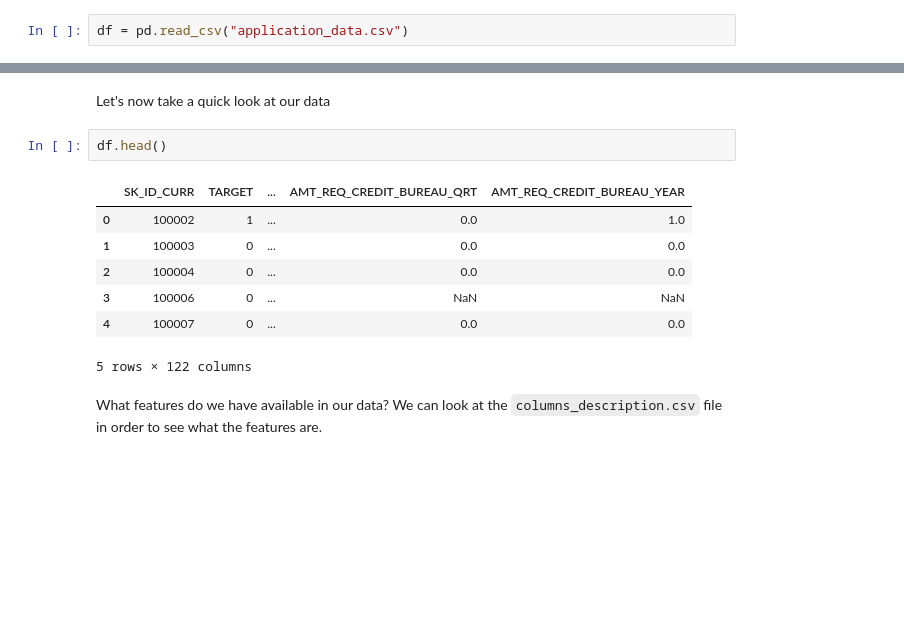
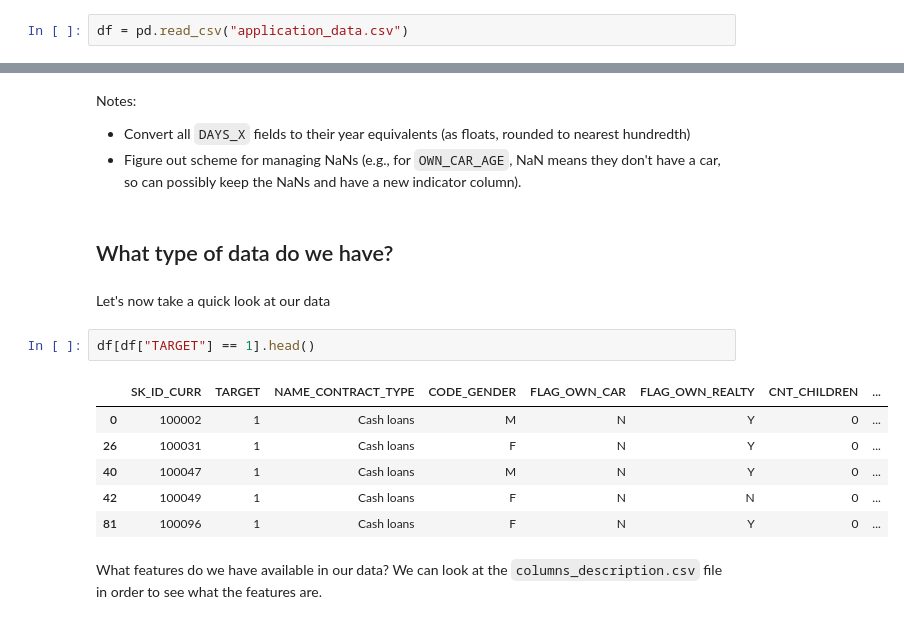
Before and after one commit to mark-torres10/personal_website, a Jupyter notebook: _jupyter/2023-12-24-logistic-regression/2023-12-24-logistic-regression.ipynb, the cells around one changed output, grey strips where cells are left out. Saved outputs shown, nothing was run; the diff lists cells and outputs as text; blank space fills up the shorter version.

```diff
--- a/_jupyter/2023-12-24-logistic-regression/2023-12-24-logistic-regression.ipynb
+++ b/_jupyter/2023-12-24-logistic-regression/2023-12-24-logistic-regression.ipynb
@@ -31,15 +39,21 @@ df = pd.read_csv("application_data.csv")
+# %% [markdown]
+Notes:
+
+- Convert all `DAYS_X` fields to their year equivalents (as floats, rounded to nearest hundredth)
+- Figure out scheme for managing NaNs (e.g., for `OWN_CAR_AGE`, NaN means they don't have a car, so can possibly keep the NaNs and have a new indicator column).
+# %% [markdown]
+## What type of data do we have?
 # %% [markdown]
 Let's now take a quick look at our data
 # %%
-df.head()
+df[df["TARGET"] == 1].head()
 # %% [output]
-|  | SK_ID_CURR | TARGET | ... | AMT_REQ_CREDIT_BUREAU_QRT | AMT_REQ_CREDIT_BUREAU_YEAR |
-| 0 | 100002 | 1 | ... | 0.0 | 1.0 |
-| 1 | 100003 | 0 | ... | 0.0 | 0.0 |
-| 2 | 100004 | 0 | ... | 0.0 | 0.0 |
-| 3 | 100006 | 0 | ... | NaN | NaN |
-| 4 | 100007 | 0 | ... | 0.0 | 0.0 |
+|  | SK_ID_CURR | TARGET | NAME_CONTRACT_TYPE | CODE_GENDER | FLAG_OWN_CAR | FLAG_OWN_REALTY | CNT_CHILDREN | ... |
+| 0 | 100002 | 1 | Cash loans | M | N | Y | 0 | ... |
+| 26 | 100031 | 1 | Cash loans | F | N | Y | 0 | ... |
+| 40 | 100047 | 1 | Cash loans | M | N | Y | 0 | ... |
+| 42 | 100049 | 1 | Cash loans | F | N | N | 0 | ... |
+| 81 | 100096 | 1 | Cash loans | F | N | Y | 0 | ... |
-5 rows × 122 columns
 # %% [markdown]
 What features do we have available in our data? We can look at the `columns_description.csv` file in order to see what the features are.
 # %%
```
Also changed, not shown: parts of 22 cells of this notebook, 1 other file.
